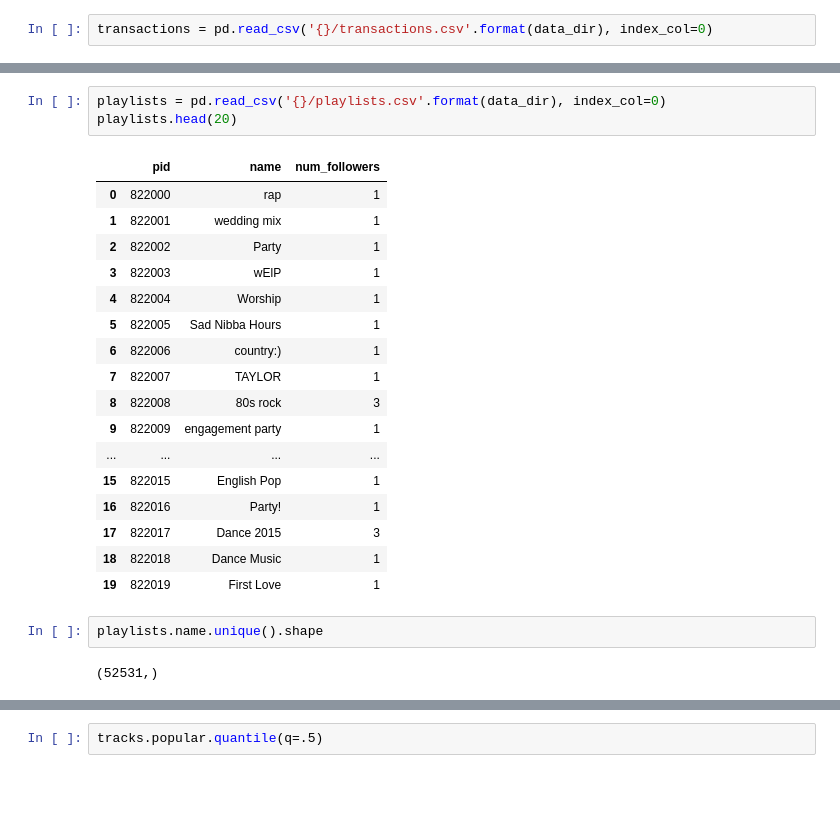
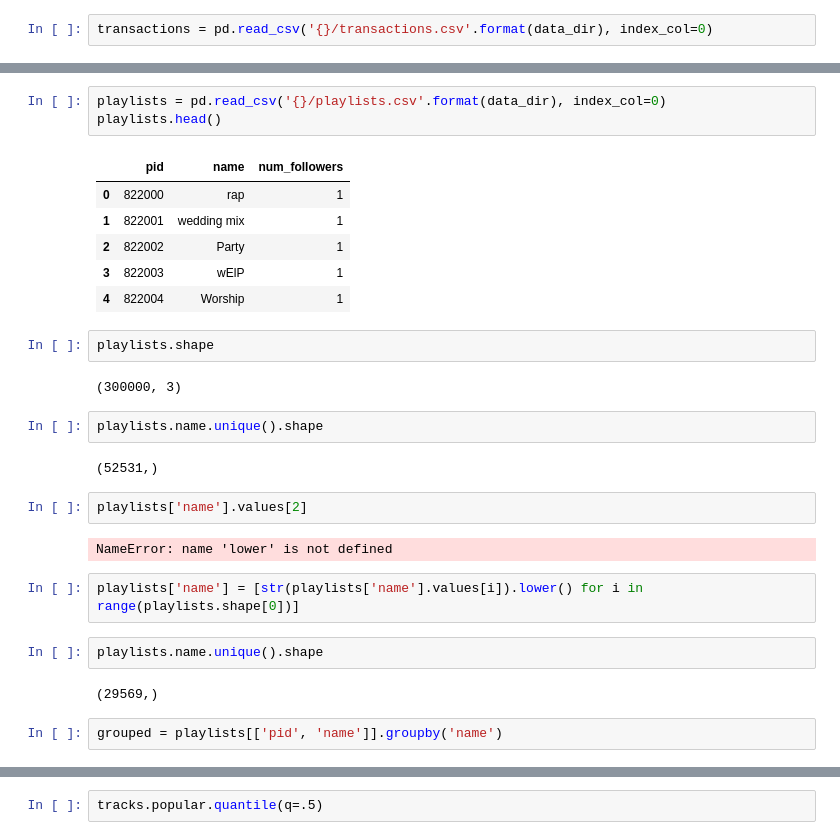
Before and after one commit to vadimfb/playlist_continuation, a Jupyter notebook: code/statistics.ipynb, the cells around one changed output, grey strips where cells are left out. Saved outputs shown, nothing was run; the diff lists cells and outputs as text; blank space fills up the shorter version.

```diff
--- a/code/statistics.ipynb
+++ b/code/statistics.ipynb
@@ -84,26 +84,31 @@ transactions.head()
 | 4 | 822000 | 4 |
 # %%
 playlists = pd.read_csv('{}/playlists.csv'.format(data_dir), index_col=0)
-playlists.head(20)
+playlists.head()
 # %% [output]
 |  | pid | name | num_followers |
 | 0 | 822000 | rap | 1 |
 | 1 | 822001 | wedding mix | 1 |
 | 2 | 822002 | Party | 1 |
 | 3 | 822003 | wElP | 1 |
 | 4 | 822004 | Worship | 1 |
-| 5 | 822005 | Sad Nibba Hours | 1 |
-| 6 | 822006 | country:) | 1 |
-| 7 | 822007 | TAYLOR | 1 |
-| 8 | 822008 | 80s rock | 3 |
-| 9 | 822009 | engagement party | 1 |
-| ... | ... | ... | ... |
-| 15 | 822015 | English Pop | 1 |
-| 16 | 822016 | Party! | 1 |
-| 17 | 822017 | Dance 2015 | 3 |
-| 18 | 822018 | Dance Music | 1 |
-| 19 | 822019 | First Love | 1 |
+# %%
+playlists.shape
+# %% [output]
+(300000, 3)
 # %%
 playlists.name.unique().shape
 # %% [output]
 (52531,)
+# %%
+playlists['name'].values[2]
+# %% [output]
+NameError: name 'lower' is not defined
+# %%
+playlists['name'] = [str(playlists['name'].values[i]).lower() for i in range(playlists.shape[0])]
+# %%
+playlists.name.unique().shape
+# %% [output]
+(29569,)
+# %%
+grouped = playlists[['pid', 'name']].groupby('name')
```
Also changed, not shown: parts of 5 cells of this notebook, 2 other files.
